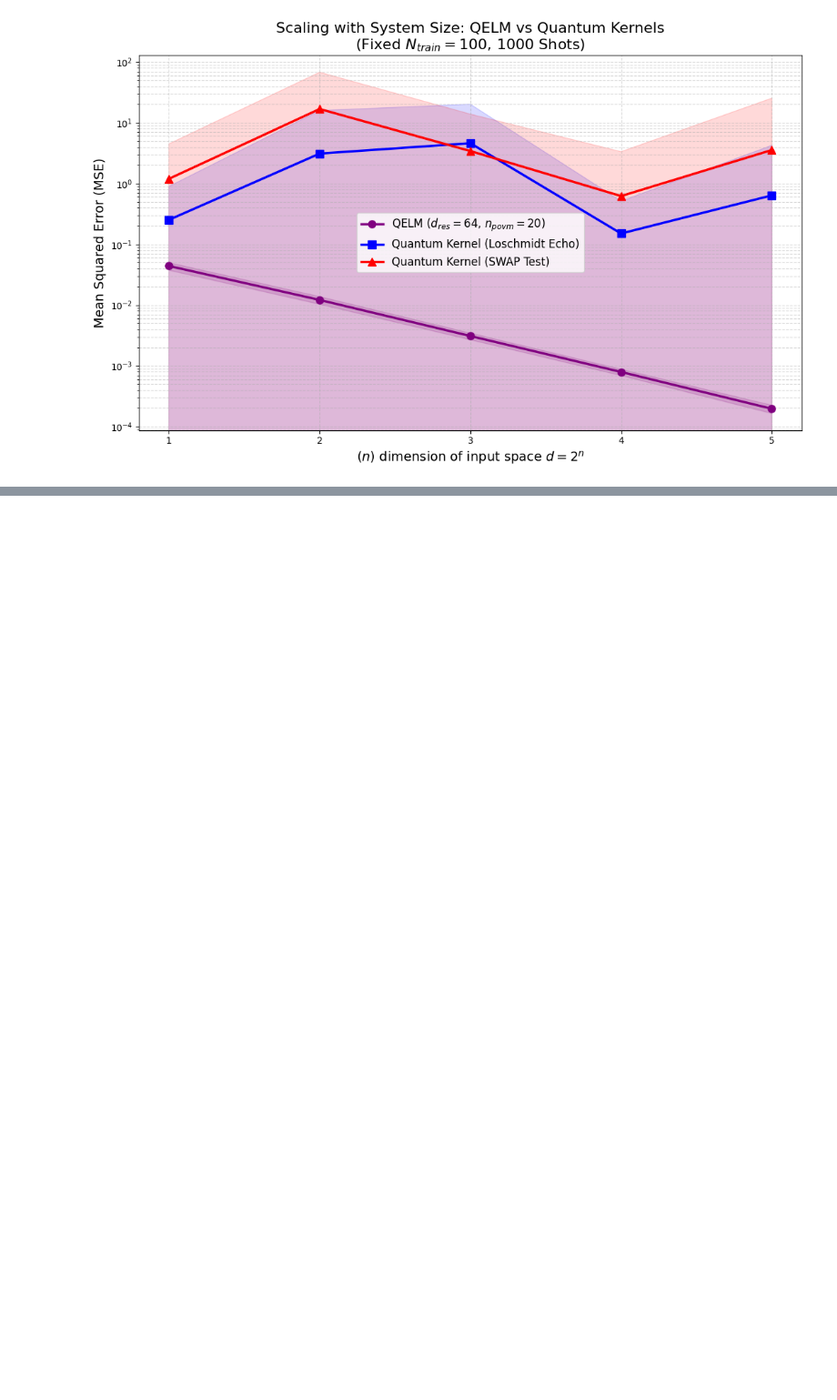
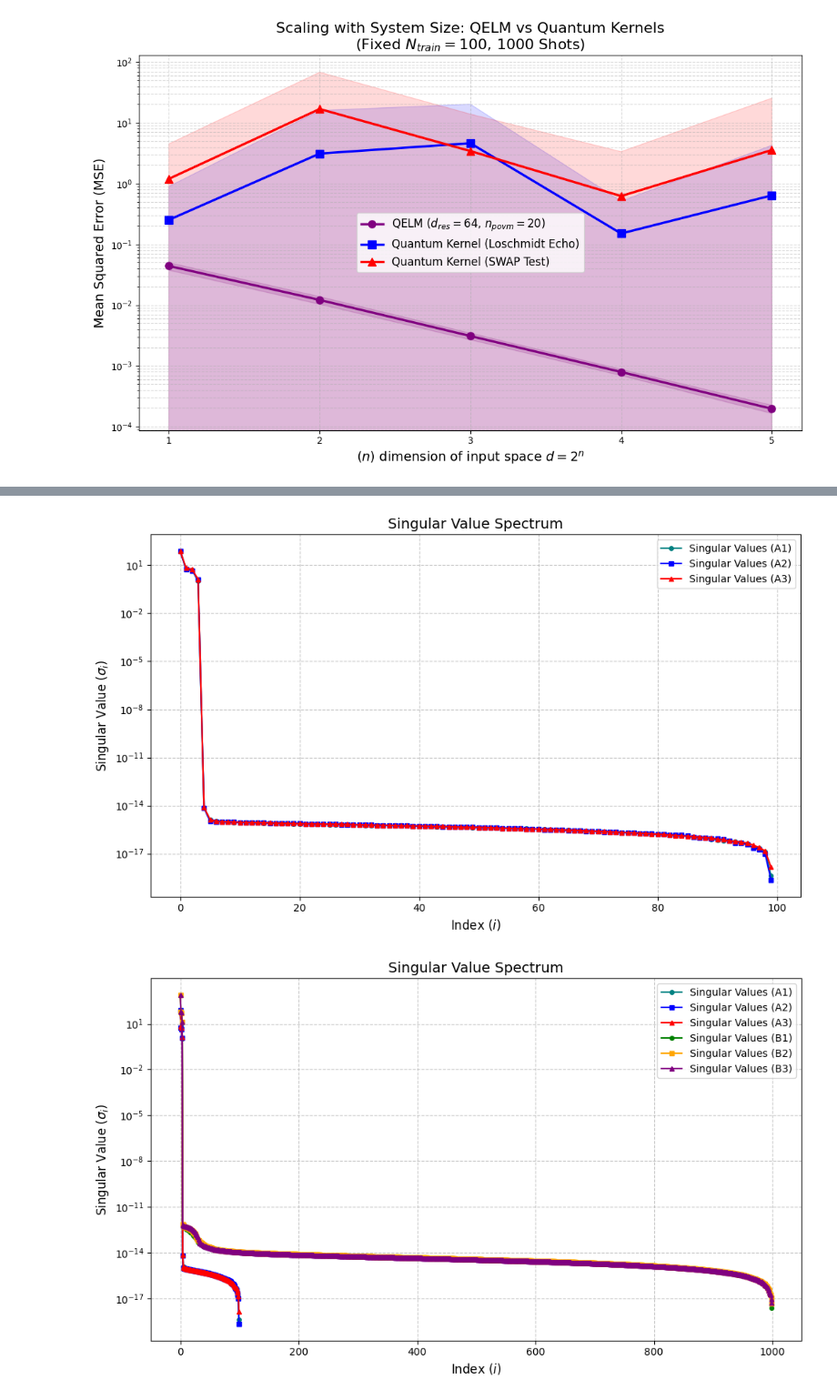
Before and after one commit to gianmarco-f/ML, a Jupyter notebook: QELMvsKER/QELMvsQK.ipynb, the cells around one changed output, grey strips where cells are left out. Shown at 91% size. Cells and saved outputs as stored; diff of their text form; code cells hidden in the pictures; blank space fills up the shorter version.

```diff
--- a/QELMvsKER/QELMvsQK.ipynb
+++ b/QELMvsKER/QELMvsQK.ipynb
@@ -659,0 +798,61 @@ Experiment finished in 44.3 minutes.
+# %%
+import numpy as np
+import matplotlib.pyplot as plt
+
+
+singular_valuesA1 = np.linalg.svd(A1, compute_uv=False)
+singular_valuesA2 = np.linalg.svd(A2, compute_uv=False)
+singular_valuesA3 = np.linalg.svd(A3, compute_uv=False)
+singular_valuesB1 = np.linalg.svd(B1, compute_uv=False)
+singular_valuesB2 = np.linalg.svd(B2, compute_uv=False)
+singular_valuesB3 = np.linalg.svd(B3, compute_uv=False)
+
+# 3. Create the plot
+plt.figure(figsize=(10, 6))
+
+# Plot singular values with dots and lines
+plt.plot(singular_valuesA1, 'o-', color='teal', markersize=4, label='Singular Values (A1)')
+plt.plot(singular_valuesA2, 's-', color='blue', markersize=4, label='Singular Values (A2)')
+plt.plot(singular_valuesA3, '^-', color='red', markersize=4, label='Singular Values (A3)')
+
+
+# Formatting the chart
+plt.title('Singular Value Spectrum', fontsize=14)
+plt.xlabel('Index ($i$)', fontsize=12)
+plt.ylabel('Singular Value ($\sigma_i$)', fontsize=12)
+plt.grid(True, linestyle='--', alpha=0.7)
+
+# Use a log scale for the y-axis if the values decay quickly
+plt.yscale('log')
+
+plt.legend()
+plt.tight_layout()
+
+# Display the plot
+plt.show()
+
+plt.figure(figsize=(10, 6))
+
+plt.plot(singular_valuesA1, 'o-', color='teal', markersize=4, label='Singular Values (A1)')
+plt.plot(singular_valuesA2, 's-', color='blue', markersize=4, label='Singular Values (A2)')
+plt.plot(singular_valuesA3, '^-', color='red', markersize=4, label='Singular Values (A3)')
+plt.plot(singular_valuesB1, 'o-', color='green', markersize=4, label='Singular Values (B1)')
+plt.plot(singular_valuesB2, 's-', color='orange', markersize=4, label='Singular Values (B2)')
+plt.plot(singular_valuesB3, '^-', color='purple', markersize=4, label='Singular Values (B3)')
+# Formatting the chart
+plt.title('Singular Value Spectrum', fontsize=14)
+plt.xlabel('Index ($i$)', fontsize=12)
+plt.ylabel('Singular Value ($\sigma_i$)', fontsize=12)
+plt.grid(True, linestyle='--', alpha=0.7)
+
+# Use a log scale for the y-axis if the values decay quickly
+plt.yscale('log')
+
+plt.legend()
+plt.tight_layout()
+
+# Display the plot
+plt.show()
+# %% [output]
+[figure, added]
+[figure, added]
```
Also changed, not shown: parts of 7 cells of this notebook, 9 other files.
